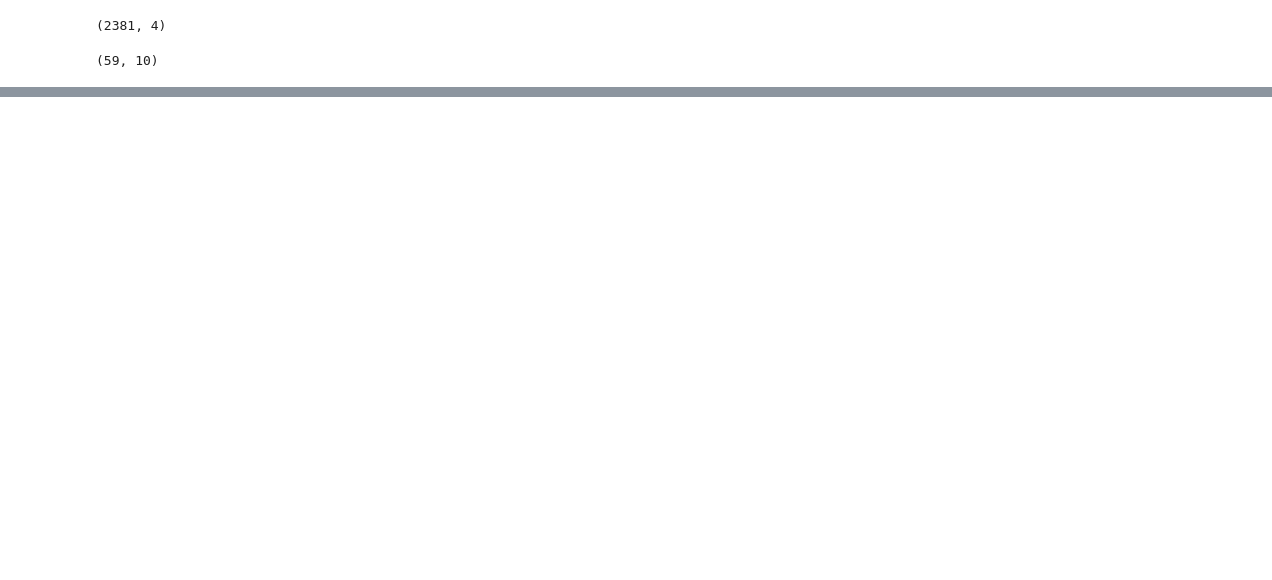
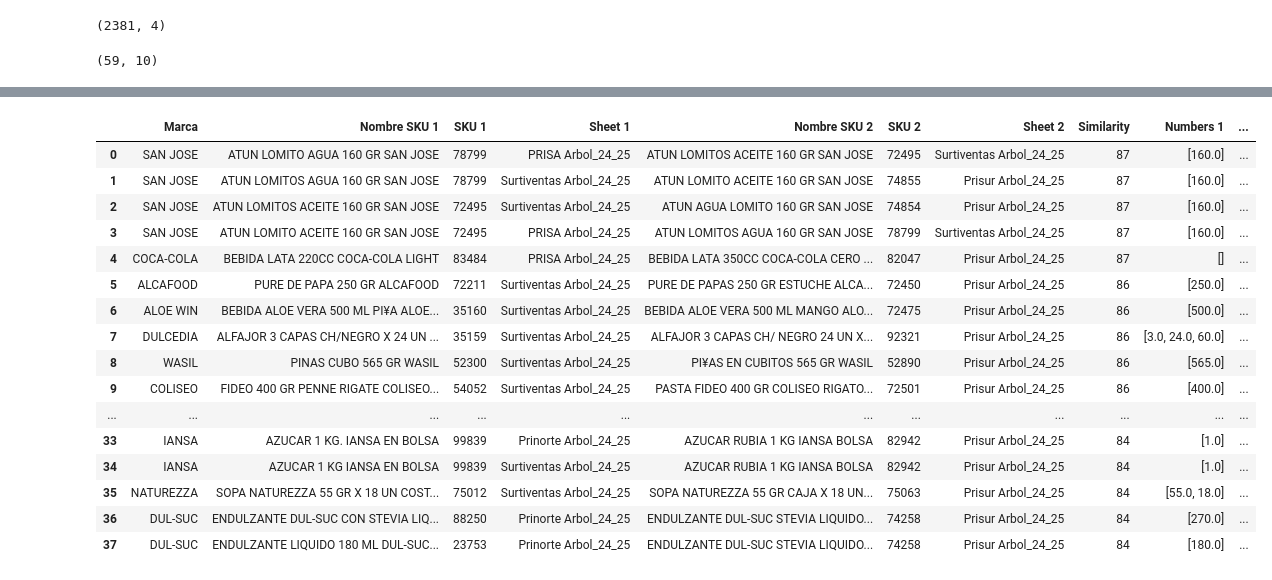
Before and after one commit to KabeliDev/prisa-eda, a Jupyter notebook: results.ipynb, the cells around one changed output, grey strips where cells are left out. Drawn from its saved outputs; the diff is of its cells as text; code cells hidden in the pictures; blank space fills up the shorter version.

```diff
--- a/results.ipynb
+++ b/results.ipynb
@@ -94,0 +100,8 @@ needs_review.to_excel("needs_review_matches.xlsx", index=False)
+# %%
+excel_path = "/home/viktoria/Downloads/ARBOLES ALIMENTOS EJERCICIO KABELLI.xlsx"
+
+_, different_products = process_excel_for_duplicates(
+    excel_path,
+    confidence_threshold=88,
+    low_confidence_threshold=84,
+)
@@ -94,0 +112,20 @@ needs_review.to_excel("needs_review_matches.xlsx", index=False)
+# %%
+different_products.head(38)
+# %% [output]
+|  | Marca | Nombre SKU 1 | SKU 1 | Sheet 1 | Nombre SKU 2 | SKU 2 | Sheet 2 | Similarity | Numbers 1 | ... |
+| 0 | SAN JOSE | ATUN LOMITO AGUA 160 GR SAN JOSE | 78799 | PRISA Arbol_24_25 | ATUN LOMITOS ACEITE 160 GR SAN JOSE | 72495 | Surtiventas Arbol_24_25 | 87 | [160.0] | ... |
+| 1 | SAN JOSE | ATUN LOMITOS AGUA 160 GR SAN JOSE | 78799 | Surtiventas Arbol_24_25 | ATUN LOMITO ACEITE 160 GR SAN JOSE | 74855 | Prisur Arbol_24_25 | 87 | [160.0] | ... |
+| 2 | SAN JOSE | ATUN LOMITOS ACEITE 160 GR SAN JOSE | 72495 | Surtiventas Arbol_24_25 | ATUN AGUA LOMITO 160 GR SAN JOSE | 74854 | Prisur Arbol_24_25 | 87 | [160.0] | ... |
+| 3 | SAN JOSE | ATUN LOMITO ACEITE 160 GR SAN JOSE | 72495 | PRISA Arbol_24_25 | ATUN LOMITOS AGUA 160 GR SAN JOSE | 78799 | Surtiventas Arbol_24_25 | 87 | [160.0] | ... |
+| 4 | COCA-COLA | BEBIDA LATA 220CC COCA-COLA LIGHT | 83484 | PRISA Arbol_24_25 | BEBIDA LATA 350CC COCA-COLA CERO ... | 82047 | Prisur Arbol_24_25 | 87 | [] | ... |
+| 5 | ALCAFOOD | PURE DE PAPA 250 GR ALCAFOOD | 72211 | Surtiventas Arbol_24_25 | PURE DE PAPAS 250 GR ESTUCHE ALCA... | 72450 | Prisur Arbol_24_25 | 86 | [250.0] | ... |
+| 6 | ALOE WIN | BEBIDA ALOE VERA 500 ML PI¥A ALOE... | 35160 | Surtiventas Arbol_24_25 | BEBIDA ALOE VERA 500 ML MANGO ALO... | 72475 | Prisur Arbol_24_25 | 86 | [500.0] | ... |
+| 7 | DULCEDIA | ALFAJOR 3 CAPAS CH/NEGRO X 24 UN ... | 35159 | Surtiventas Arbol_24_25 | ALFAJOR 3 CAPAS CH/ NEGRO 24 UN X... | 92321 | Prisur Arbol_24_25 | 86 | [3.0, 24.0, 60.0] | ... |
+| 8 | WASIL | PINAS CUBO 565 GR WASIL | 52300 | Surtiventas Arbol_24_25 | PI¥AS EN CUBITOS 565 GR WASIL | 52890 | Prisur Arbol_24_25 | 86 | [565.0] | ... |
+| 9 | COLISEO | FIDEO 400 GR PENNE RIGATE COLISEO... | 54052 | Surtiventas Arbol_24_25 | PASTA FIDEO 400 GR COLISEO RIGATO... | 72501 | Prisur Arbol_24_25 | 86 | [400.0] | ... |
+| ... | ... | ... | ... | ... | ... | ... | ... | ... | ... | ... |
+| 33 | IANSA | AZUCAR 1 KG. IANSA EN BOLSA | 99839 | Prinorte Arbol_24_25 | AZUCAR RUBIA 1 KG IANSA BOLSA | 82942 | Prisur Arbol_24_25 | 84 | [1.0] | ... |
+| 34 | IANSA | AZUCAR 1 KG IANSA EN BOLSA | 99839 | Surtiventas Arbol_24_25 | AZUCAR RUBIA 1 KG IANSA BOLSA | 82942 | Prisur Arbol_24_25 | 84 | [1.0] | ... |
+| 35 | NATUREZZA | SOPA NATUREZZA 55 GR X 18 UN COST... | 75012 | Surtiventas Arbol_24_25 | SOPA NATUREZZA 55 GR CAJA X 18 UN... | 75063 | Prisur Arbol_24_25 | 84 | [55.0, 18.0] | ... |
+| 36 | DUL-SUC | ENDULZANTE DUL-SUC CON STEVIA LIQ... | 88250 | Prinorte Arbol_24_25 | ENDULZANTE DUL-SUC STEVIA LIQUIDO... | 74258 | Prisur Arbol_24_25 | 84 | [270.0] | ... |
+| 37 | DUL-SUC | ENDULZANTE LIQUIDO 180 ML DUL-SUC... | 23753 | Prinorte Arbol_24_25 | ENDULZANTE DUL-SUC STEVIA LIQUIDO... | 74258 | Prisur Arbol_24_25 | 84 | [180.0] | ... |
```
Also changed, not shown: parts of 8 cells of this notebook, 2 other files.
